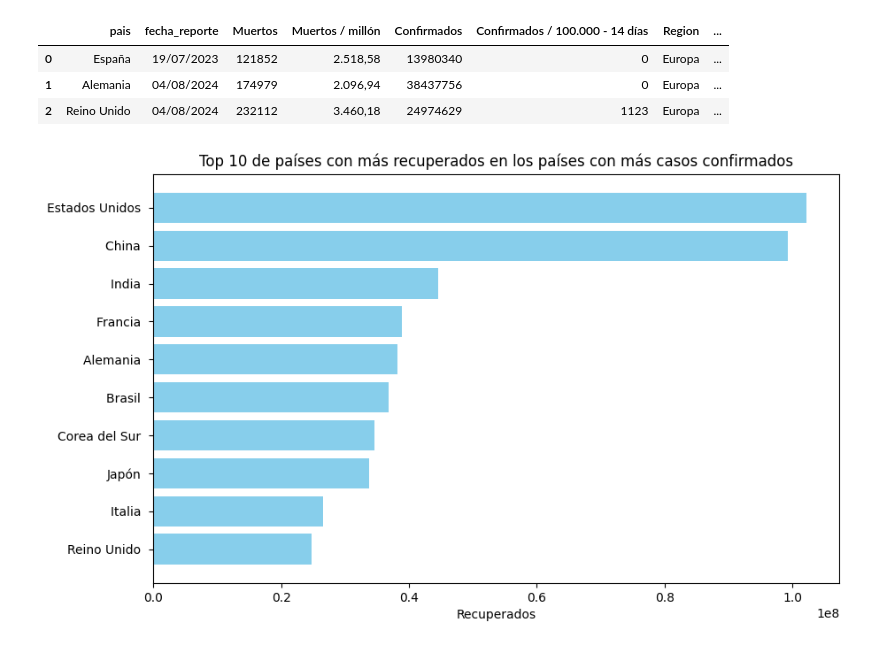
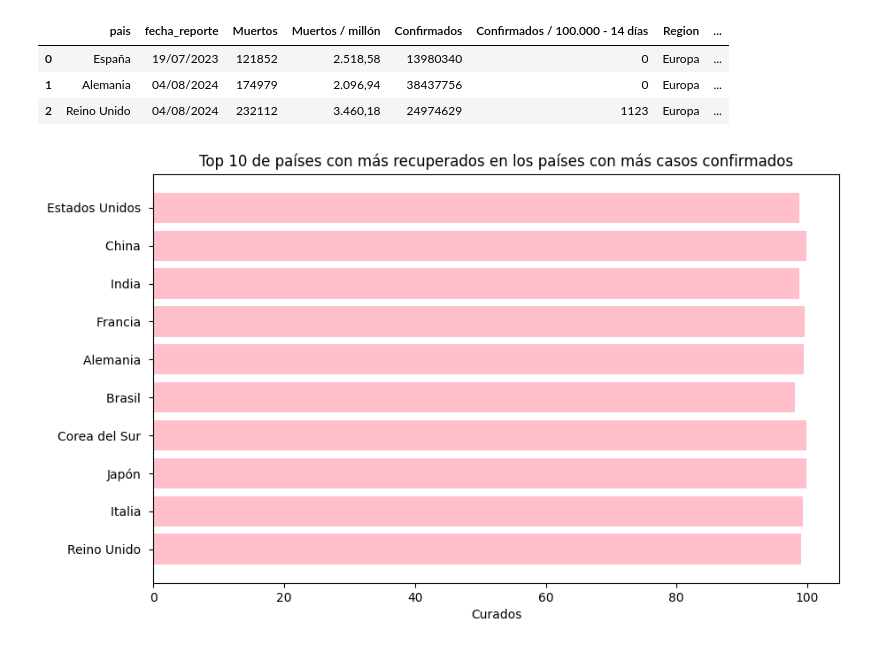
Before and after one commit to billyjoel02/EDA, a Jupyter notebook: covid.ipynb, the cells around one changed output. Drawn from its saved outputs; the diff is of its cells as text; code cells hidden in the pictures.

```diff
--- a/covid.ipynb
+++ b/covid.ipynb
@@ -404,29 +449,3 @@ covid.head(10)
 | 7 | Japón | 04/08/2024 | 74694 | 60004 | 33803572 | 0 | Asia | ... |
 | 8 | China | 04/08/2024 | 122304 | 8676 | 99373219 | 30 | Asia | ... |
 | 9 | Andorra | 04/08/2024 | 159 | 1.868,37 | 48015 | 0 | Europa | ... |
-# %%
-covid['Region'] = covid['Region'].astype(str)
-covid['Recuperados'] = pd.to_numeric(covid['Recuperados'])
-# Calcular el total de recuperaciones por región
-muertos_por_region = covid.groupby('Region')['Recuperados'].sum().reset_index()
-
-# Calcular el total de muertos en todo el dataset
-total_muertos = covid['Recuperados'].sum()
-# Calcular el porcentaje de muertos por región
-muertos_por_region['Porcentaje_Recuperaciones'] = (muertos_por_region['Recuperados'] / total_muertos) * 100
-
-# Crear el gráfico de pastel sin los porcentajes visibles
-plt.figure(figsize=(10, 10))
-# Crear el gráfico de pastel sin los porcentajes visibles dentro
-plt.pie(muertos_por_region['Porcentaje_Recuperaciones'],
-        labels=muertos_por_region['Region'],  # Solo mostrar las regiones como etiquetas
-        startangle=90,
-        labeldistance=1.2)  # Mover las etiquetas fuera del círculo
-  # Añadir la leyenda con los porcentajes
-plt.legend(
-    muertos_por_region['Region'] + ' - ' + muertos_por_region['Porcentaje_Recuperaciones'].round(1).astype(str) + '%',
-    loc='upper left',  # Ajustamos la ubicación de la leyenda
-    bbox_to_anchor=(1, 1)  # Mueve la leyenda fuera del gráfico (en el lado derecho)
-)
-plt.title('Porcentaje de Recuperaciones por Región')
-plt.show()
@@ -435,7 +452,7 @@ plt.show()
 # %%
-covid['Porcentaje_Recuperados'] = (covid['Recuperados'] / covid['Confirmados']) * 100
+covid['Porcentaje_Curados'] = (covid['Recuperados'] / covid['Confirmados']) * 100
 # Redondear el número a un decimal
-covid['Porcentaje_Recuperados'] = covid['Porcentaje_Recuperados'].round(1)
+covid['Porcentaje_Curados'] = covid['Porcentaje_Curados'].round(1)
 # %%
 covid.head(3)
 # %% [output]
@@ -446,21 +463,21 @@ covid.head(3)
 # %%
 df_sorted = covid.copy()
 
 # Ordenar por Confirmados de mayor a menor
 df_sorted = covid.sort_values(by='Confirmados', ascending=False)
 
 # Seleccionar los 10 países con más casos confirmados
 top_10 = df_sorted.head(10)
 
 # Crear el gráfico de barras
 plt.figure(figsize=(10, 6))
-plt.barh(top_10['pais'], top_10['Recuperados'], color='skyblue')
-plt.xlabel('Recuperados')
+barhs = plt.barh(top_10['pais'], top_10['Porcentaje_Curados'], color='pink')
+plt.xlabel('Curados')
 plt.title('Top 10 de países con más recuperados en los países con más casos confirmados')
 plt.gca().invert_yaxis()  # Invertir el eje Y para que el país con más recuperados esté arriba
 plt.show()
 # %% [output]
-[figure, old version]
+[figure, new version]
 # %%
 # Filtrar datos para Europa (supongo que 'Region' tiene valores como 'Europa' y 'America')
 europa = covid[covid['Region'] == 'Europa']
```
Also changed, not shown: parts of 13 cells of this notebook.
